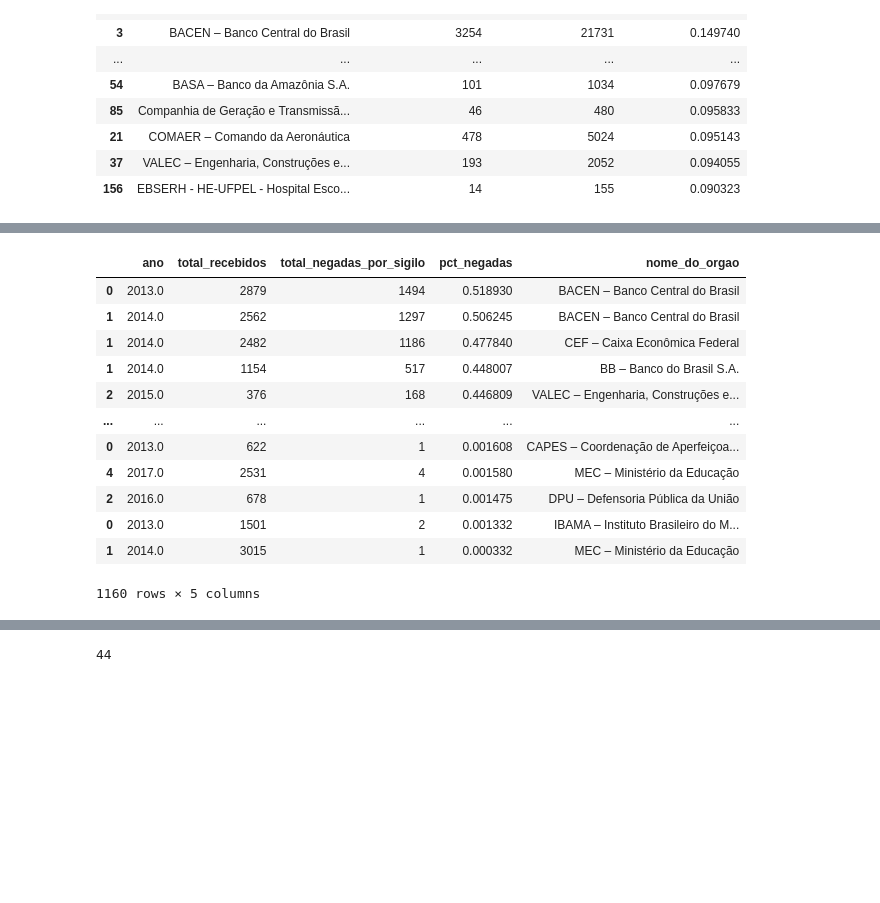
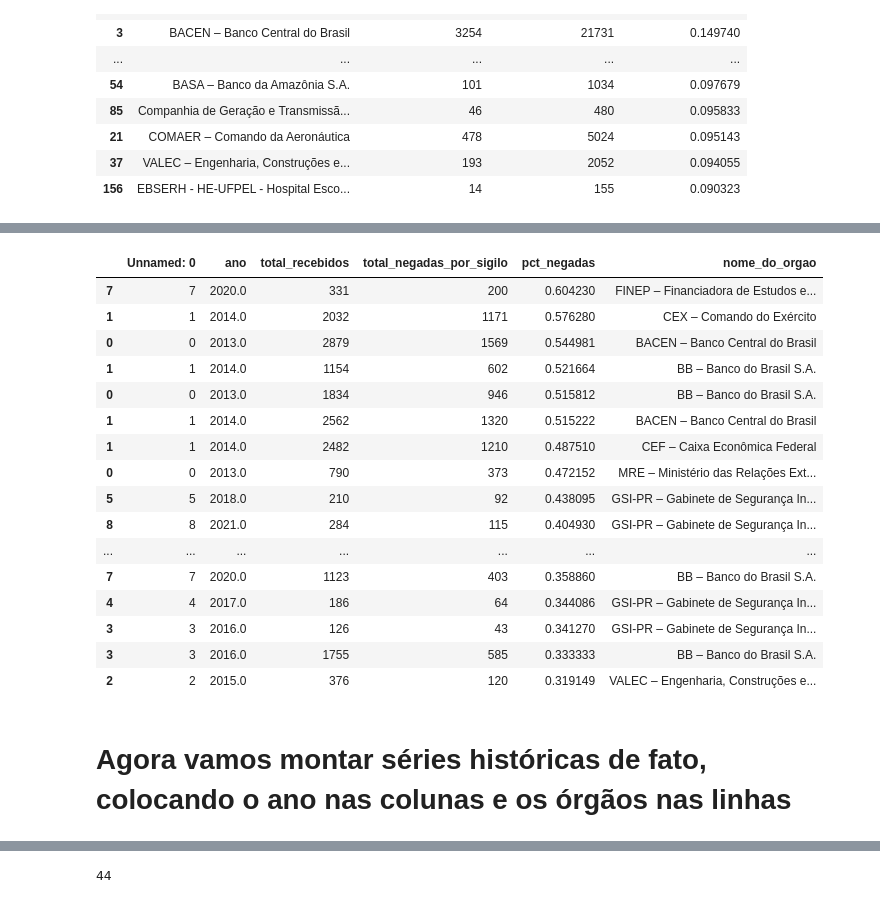
Before and after one commit to luizftoledo/analise_negativas, a Jupyter notebook: analise_negativas_lai_fiquem_sabendo_19_abril_2022.ipynb, the cells around one changed output, grey strips where cells are left out. Cells and saved outputs as stored; diff of their text form; code cells hidden in the pictures; blank space fills up the shorter version.

```diff
--- a/analise_negativas_lai_fiquem_sabendo_19_abril_2022.ipynb
+++ b/analise_negativas_lai_fiquem_sabendo_19_abril_2022.ipynb
@@ -889,5 +897,8 @@ sigilo_somente_acima_de_mil.sort_values('pct_negados_sigilo', ascending=False).h
 # %%
-list_of_bodies = []
+# para isso precisamos conseguir os dados de negativas para cada órgão, em cada ano
+# vamos dividir as negadas por algum tipo de sigilo pelo total de pedidos recebidos naquele órgão em cada um dos anos
+
+list_of_agencies = []
 for orgao in df_fed.OrgaoDestinatario.unique():
     try:
 
@@ -902,6 +913,6 @@ for orgao in df_fed.OrgaoDestinatario.unique():
         negativas_sigilo['pct_negadas'] = negativas_sigilo.ano_resposta_y / negativas_sigilo.ano_resposta_x
         negativas_sigilo['nome_do_orgao'] = orgao
         negativas_sigilo.to_csv(f"{orgao}.csv")
-        list_of_bodies.append(orgao)
+        list_of_agencies.append(orgao)
     except:
         pass
@@ -979,15 +1068,28 @@ negativas_geral
 # %%
-lista_dfs = []
+# vamos juntar todos os csvs em um só arquivo
 
+# criando nova lista
+nova_lista_dfs = []
+
+# abrindo cada csv de pedidos negados por qualquer motivo
 for nome in list_of_bodies:
     try:
         nome_geral = pd.read_csv(f"{nome}_geral.csv")
-        lista_dfs.append(nome_geral)
+        nova_lista_dfs.append(nome_geral)
     except:
         pass
 
+# juntando os csvs dos pedidos negados por qualquer motivo
 
-negativas_geral_todos_os_orgaos = pd.concat(lista_dfs)
+negativas_geral_todos_os_orgaos = pd.concat(nova_lista_dfs)
+
+# salvando os dados em CSV
 negativas_geral_todos_os_orgaos.to_csv('negativas_geral_todos_por_ano.csv')
 
+# arrumando o nome das colunas
 negativas_geral_todos_os_orgaos = negativas_geral_todos_os_orgaos.rename(columns={'index':'ano', 'ano_resposta_x': 'total_recebidos', 'ano_resposta_y': 'total_negadas_por_sigilo'})
+
+
+# visualizando o resultado
+
+negativas_geral_todos_os_orgaos.sort_values('pct_negadas', ascending=False)
@@ -994,32 +1110,41 @@ negativas_geral_todos_os_orgaos = negativas_geral_todos_os_orgaos.rename(columns
 # %%
 # considerar somente agencias que receberam mais de 1000 pedidos de informacao desde 2013
 
+# filtrar para orgaos que receberam mais de 1000 pedidos ao todo, desde 2013
 maiores = ranking_orgaos_pedidos[ranking_orgaos_pedidos.OrgaoDestinatario > 1000]
 
-
+# arrumar o nome das colunas
 maiores = maiores.rename(columns={'index': 'orgao', 'OrgaoDestinatario': 'total'})
 
-
-
-maiores
+#fazer uma lista com o nome dos maiores orgaos
 lista_maiores = []
 for orgao in maiores.orgao:
     lista_maiores.append(orgao)
 
-analise_geral = analise_ordenada[analise_ordenada.nome_do_orgao.isin(lista_maiores)]
-analise_geral
+    # filtrar os dados da tabela anterior para incluir somente os que receberam mais de 1 mil pedidos
+negativas_geral_orgaos_maiores_que_1000_pedidos = negativas_geral_todos_os_orgaos[negativas_geral_todos_os_orgaos.nome_do_orgao.isin(lista_maiores)]
+
+# visualizar o resultado e filtrar o top 20
+
+negativas_geral_orgaos_maiores_que_1000_pedidos.sort_values('pct_negadas', ascending=False).head(20)
 # %% [output]
-|  | ano | total_recebidos | total_negadas_por_sigilo | pct_negadas | nome_do_orgao |
-| 0 | 2013.0 | 2879 | 1494 | 0.518930 | BACEN – Banco Central do Brasil |
-| 1 | 2014.0 | 2562 | 1297 | 0.506245 | BACEN – Banco Central do Brasil |
-| 1 | 2014.0 | 2482 | 1186 | 0.477840 | CEF – Caixa Econômica Federal |
-| 1 | 2014.0 | 1154 | 517 | 0.448007 | BB – Banco do Brasil S.A. |
-| 2 | 2015.0 | 376 | 168 | 0.446809 | VALEC – Engenharia, Construções e... |
-| ... | ... | ... | ... | ... | ... |
-| 0 | 2013.0 | 622 | 1 | 0.001608 | CAPES – Coordenação de Aperfeiçoa... |
-| 4 | 2017.0 | 2531 | 4 | 0.001580 | MEC – Ministério da Educação |
-| 2 | 2016.0 | 678 | 1 | 0.001475 | DPU – Defensoria Pública da União |
-| 0 | 2013.0 | 1501 | 2 | 0.001332 | IBAMA – Instituto Brasileiro do M... |
-| 1 | 2014.0 | 3015 | 1 | 0.000332 | MEC – Ministério da Educação |
+|  | Unnamed: 0 | ano | total_recebidos | total_negadas_por_sigilo | pct_negadas | nome_do_orgao |
+| 7 | 7 | 2020.0 | 331 | 200 | 0.604230 | FINEP – Financiadora de Estudos e... |
+| 1 | 1 | 2014.0 | 2032 | 1171 | 0.576280 | CEX – Comando do Exército |
+| 0 | 0 | 2013.0 | 2879 | 1569 | 0.544981 | BACEN – Banco Central do Brasil |
+| 1 | 1 | 2014.0 | 1154 | 602 | 0.521664 | BB – Banco do Brasil S.A. |
+| 0 | 0 | 2013.0 | 1834 | 946 | 0.515812 | BB – Banco do Brasil S.A. |
+| 1 | 1 | 2014.0 | 2562 | 1320 | 0.515222 | BACEN – Banco Central do Brasil |
+| 1 | 1 | 2014.0 | 2482 | 1210 | 0.487510 | CEF – Caixa Econômica Federal |
+| 0 | 0 | 2013.0 | 790 | 373 | 0.472152 | MRE – Ministério das Relações Ext... |
+| 5 | 5 | 2018.0 | 210 | 92 | 0.438095 | GSI-PR – Gabinete de Segurança In... |
+| 8 | 8 | 2021.0 | 284 | 115 | 0.404930 | GSI-PR – Gabinete de Segurança In... |
+| ... | ... | ... | ... | ... | ... | ... |
+| 7 | 7 | 2020.0 | 1123 | 403 | 0.358860 | BB – Banco do Brasil S.A. |
+| 4 | 4 | 2017.0 | 186 | 64 | 0.344086 | GSI-PR – Gabinete de Segurança In... |
+| 3 | 3 | 2016.0 | 126 | 43 | 0.341270 | GSI-PR – Gabinete de Segurança In... |
+| 3 | 3 | 2016.0 | 1755 | 585 | 0.333333 | BB – Banco do Brasil S.A. |
+| 2 | 2 | 2015.0 | 376 | 120 | 0.319149 | VALEC – Engenharia, Construções e... |
-1160 rows × 5 columns
+# %% [markdown]
+# Agora vamos montar séries históricas de fato, colocando o ano nas colunas e os órgãos nas linhas
 # %%
```
Also changed, not shown: parts of 58 cells of this notebook, 12 other files.
